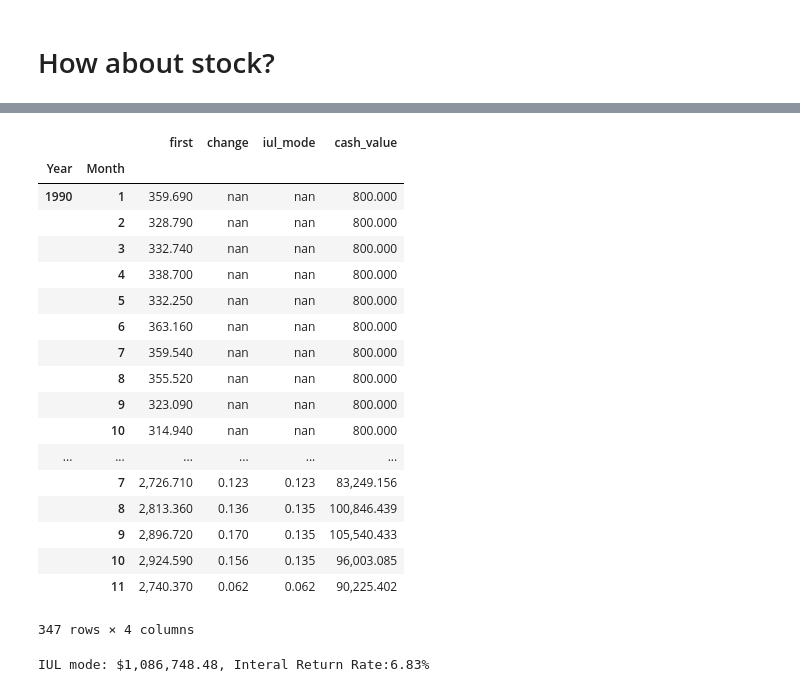
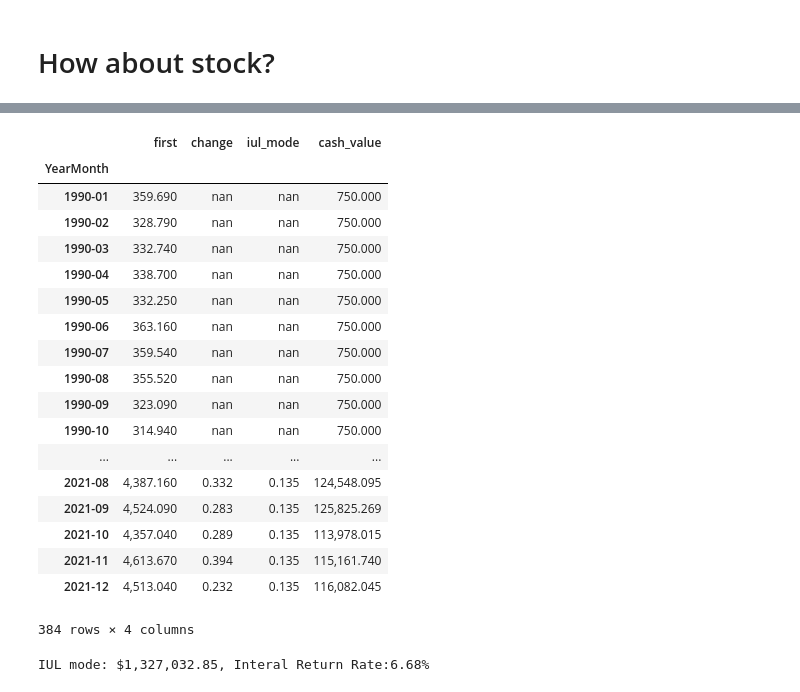
Before and after one commit to dingdinghzq/Investment101, a Jupyter notebook: Real Estate.ipynb, the cells around one changed output, grey strips where cells are left out. Drawn from its saved outputs; the diff is of its cells as text; code cells hidden in the pictures.

```diff
--- a/Real Estate.ipynb
+++ b/Real Estate.ipynb
@@ -8,7 +9,7 @@ pd.set_option("display.max_rows", 20)
 pd.set_option('display.float_format', lambda x: "{0:,.3f}".format(x))
 # %%
 # Seattle house price index
-url = "https://fred.stlouisfed.org/graph/fredgraph.csv?bgcolor=%23e1e9f0&chart_type=line&drp=0&fo=open%20sans&graph_bgcolor=%23ffffff&height=450&mode=fred&recession_bars=on&txtcolor=%23444444&ts=12&tts=12&width=1168&nt=0&thu=0&trc=0&show_legend=yes&show_axis_titles=yes&show_tooltip=yes&id=SEXRNSA&scale=left&cosd=1990-01-01&coed=2018-12-01&line_color=%234572a7&link_values=false&line_style=solid&mark_type=none&mw=3&lw=2&ost=-99999&oet=99999&mma=0&fml=a&fq=Monthly&fam=avg&fgst=lin&fgsnd=2009-06-01&line_index=1&transformation=lin&vintage_date=2019-03-22&revision_date=2019-03-22&nd=1990-01-01"
+url = "https://fred.stlouisfed.org/graph/fredgraph.csv?bgcolor=%23e1e9f0&chart_type=line&drp=0&fo=open%20sans&graph_bgcolor=%23ffffff&height=450&mode=fred&recession_bars=on&txtcolor=%23444444&ts=12&tts=12&width=1168&nt=0&thu=0&trc=0&show_legend=yes&show_axis_titles=yes&show_tooltip=yes&id=SEXRNSA&scale=left&cosd=1990-01-01&coed=2021-12-01&line_color=%234572a7&link_values=false&line_style=solid&mark_type=none&mw=3&lw=2&ost=-99999&oet=99999&mma=0&fml=a&fq=Monthly&fam=avg&fgst=lin&fgsnd=2009-06-01&line_index=1&transformation=lin&vintage_date=2019-03-22&revision_date=2019-03-22&nd=1990-01-01"
 
 f = urllib.request.urlopen(url)
 all_lines = f.read().decode('utf-8')
@@ -41,3 +42,3 @@ adf
 # %%
-adf.set_index('DATE').plot()
+adf.set_index('DATE').plot(figsize=(20,10))
 # %% [output]
@@ -47,10 +48,10 @@ adf.set_index('DATE').plot()
 # we invest same amount of money to both Real Estate and Stock market, to see the difference
 every_year_investment = 12000.0
 # %%
-# Assume interset rate is 4.5% for 30-year fixed
-# https://www.bankrate.com/finance/mortgages/current-interest-rates.aspx
+# Assume interset rate is 3% for 30-year fixed
+# https://www.nerdwallet.com/mortgages/mortgage-rates
 
 # We are going to spend $1000 a month, $12,000 a year. How much loan get we get?
-loan_amount = np.pv(0.0425, 30, -every_year_investment, 0)
+loan_amount = npf.pv(0.03, 30, -every_year_investment, 0)
 loan_amount
 # %% [output]
@@ -195,7 +189,7 @@ Internal Return Rate: 5.47%
 from yqd import *
 
 # 'https://query1.finance.yahoo.com/v7/finance/download/^GSPC?period1=-630950400&period2=1551686400&interval=1d&events=history&crumb=7yeobYpz5RM'
-quote = load_yahoo_quote('^GSPC', '19900101', '20181201', 'quote', 'dataframe')
+quote = load_yahoo_quote('^GSPC', '19900101', '20211209', 'quote', 'dataframe')
 quote['Year'] = quote['Date'].map(lambda x:x.year)
 quote
 # %% [output]
@@ -283,65 +273,67 @@ Buy On Random Day with dividend: $1,682,185.75, Internal Return Rate:7.79%
 # %%
-quote['Month'] = quote['Date'].map(lambda x:x.month)
+quote['YearMonth'] = quote['Date'].map(lambda x: f"{x.year}-{str(x.month).zfill(2)}")
 
 def calc_monthly_change(quote):
-    first_day_of_each_month = quote.groupby(['Year', 'Month'])['Adj Close'].agg(['first'])
+    first_day_of_each_month = quote.groupby('YearMonth')['Adj Close'].agg(['first'])
     first_day_of_each_month["change"] = first_day_of_each_month.pct_change(12)
     return first_day_of_each_month
 
 def simulate_iul(change):
-    if change < 0.0075:
-        return 0.0075
+    if change < 0:
+        return 0
     if change > 0.135:
         return 0.135
     return change
 
 def get_iul_change(quote):
     first_day_of_each_month = calc_monthly_change(quote)
     first_day_of_each_month["iul_mode"] = first_day_of_each_month['change'].apply(simulate_iul)
     return first_day_of_each_month
 
+IAMC_rate = 0.0072
 def calc_compond_cash_value(df):
-    for i in range(13, len(df)):
-        df.iloc[i]["cash_value"] = (1 + df.iloc[i]['iul_mode'])*df.iloc[i-12]['cash_value'] +  df.iloc[i]["cash_value"]
+    for i in range(12, len(df)):
+        df.loc[df.index[i], "cash_value"] = (1 + df.iloc[i]['iul_mode'])*df.iloc[i-12]['cash_value'] +  df.iloc[i]["cash_value"]*(1-IAMC_rate)
 
 
 def invest_on_iul(first_day_of_each_month):
-    first_day_of_each_month["cash_value"] = every_year_investment/12*0.8 #assuming 20% cost of insurance (COI)
-    first_day_of_each_month = first_day_of_each_month.copy()
-    calc_compond_cash_value(first_day_of_each_month)
-    return first_day_of_each_month
+    first_day_of_each_month["cash_value"] = every_year_investment/12*0.75 #assuming 25% cost of insurance (COI)
+    iul_invest = first_day_of_each_month.copy()
+    calc_compond_cash_value(iul_invest)
+    return iul_invest
 
 def calc_return(first_day_of_each_month):
     final_value = first_day_of_each_month.tail(12).sum()["cash_value"]
     investment_table = np.append(np.full(len(every_year), -every_year_investment),final_value)
-    iul_irr = np.irr(investment_table)*100
+    iul_irr = npf.irr(investment_table)*100
     print ("IUL mode: ${0:12,.2f}, Interal Return Rate:{1:.2f}%".format(final_value, iul_irr))
 
-pd.set_option("display.max_rows", 36)
+pd.options.display.min_rows = 36
+pd.options.display.max_rows = 36
 first_day_of_each_month = get_iul_change(quote)
 after_investment = invest_on_iul(first_day_of_each_month)
 after_investment
 # %% [output]
-|  |  | first | change | iul_mode | cash_value |
-| Year | Month |  |  |  |  |
-| 1990 | 1 | 359.690 | nan | nan | 800.000 |
-|  | 2 | 328.790 | nan | nan | 800.000 |
-|  | 3 | 332.740 | nan | nan | 800.000 |
-|  | 4 | 338.700 | nan | nan | 800.000 |
-|  | 5 | 332.250 | nan | nan | 800.000 |
-|  | 6 | 363.160 | nan | nan | 800.000 |
-|  | 7 | 359.540 | nan | nan | 800.000 |
-|  | 8 | 355.520 | nan | nan | 800.000 |
-|  | 9 | 323.090 | nan | nan | 800.000 |
-|  | 10 | 314.940 | nan | nan | 800.000 |
-| ... | ... | ... | ... | ... | ... |
-|  | 7 | 2,726.710 | 0.123 | 0.123 | 83,249.156 |
-|  | 8 | 2,813.360 | 0.136 | 0.135 | 100,846.439 |
-|  | 9 | 2,896.720 | 0.170 | 0.135 | 105,540.433 |
-|  | 10 | 2,924.590 | 0.156 | 0.135 | 96,003.085 |
-|  | 11 | 2,740.370 | 0.062 | 0.062 | 90,225.402 |
+|  | first | change | iul_mode | cash_value |
+| YearMonth |  |  |  |  |
+| 1990-01 | 359.690 | nan | nan | 750.000 |
+| 1990-02 | 328.790 | nan | nan | 750.000 |
+| 1990-03 | 332.740 | nan | nan | 750.000 |
+| 1990-04 | 338.700 | nan | nan | 750.000 |
+| 1990-05 | 332.250 | nan | nan | 750.000 |
+| 1990-06 | 363.160 | nan | nan | 750.000 |
+| 1990-07 | 359.540 | nan | nan | 750.000 |
+| 1990-08 | 355.520 | nan | nan | 750.000 |
+| 1990-09 | 323.090 | nan | nan | 750.000 |
+| 1990-10 | 314.940 | nan | nan | 750.000 |
+| ... | ... | ... | ... | ... |
+| 2021-08 | 4,387.160 | 0.332 | 0.135 | 124,548.095 |
+| 2021-09 | 4,524.090 | 0.283 | 0.135 | 125,825.269 |
+| 2021-10 | 4,357.040 | 0.289 | 0.135 | 113,978.015 |
+| 2021-11 | 4,613.670 | 0.394 | 0.135 | 115,161.740 |
+| 2021-12 | 4,513.040 | 0.232 | 0.135 | 116,082.045 |
-347 rows × 4 columns
+384 rows × 4 columns
 # %%
 calc_return(after_investment)
 # %% [output]
-IUL mode: $1,086,748.48, Interal Return Rate:6.83%
+IUL mode: $1,327,032.85, Interal Return Rate:6.68%
```
Also changed, not shown: parts of 15 cells of this notebook, 2 other files.
